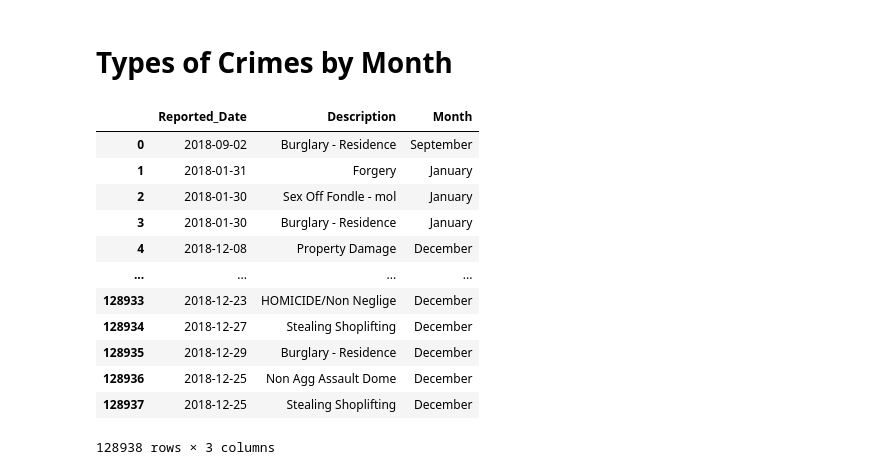
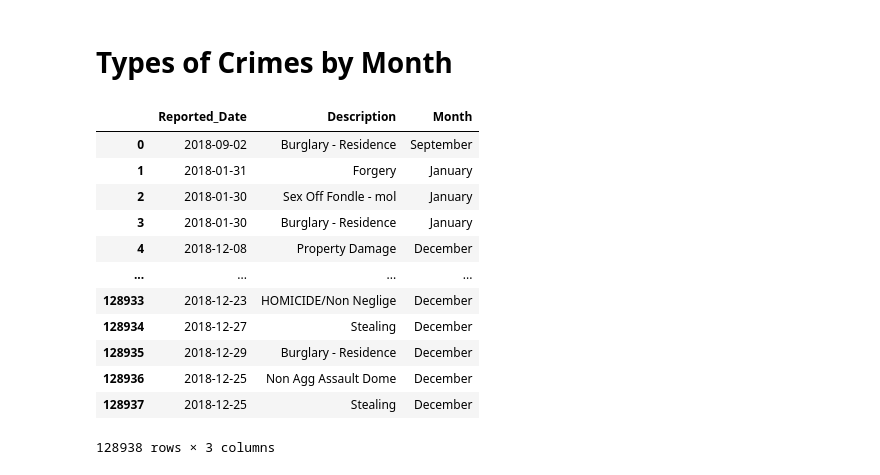
Before and after one commit to kanskris/kansas_crime_2018, a Jupyter notebook: Laylaa- Monthly Analysis.ipynb, the cells around one changed output. Saved outputs shown, nothing was run; the diff lists cells and outputs as text; code cells hidden in the pictures.

```diff
--- a/Laylaa- Monthly Analysis.ipynb
+++ b/Laylaa- Monthly Analysis.ipynb
@@ -61,22 +61,30 @@ plt.show()
 # %% [markdown]
 # Types of Crimes by Month
-# %%
-copy = cleanedData
-copy['Reported_Date'] = pd.to_datetime(copy['Reported_Date'], errors='coerce')
-copy['Month'] =  copy['Reported_Date'].dt.strftime('%B')
-copy
-# %% [output]
-|  | Reported_Date | Description | Month |
-| 0 | 2018-09-02 | Burglary - Residence | September |
-| 1 | 2018-01-31 | Forgery | January |
-| 2 | 2018-01-30 | Sex Off Fondle - mol | January |
-| 3 | 2018-01-30 | Burglary - Residence | January |
-| 4 | 2018-12-08 | Property Damage | December |
-| ... | ... | ... | ... |
-| 128933 | 2018-12-23 | HOMICIDE/Non Neglige | December |
-| 128934 | 2018-12-27 | Stealing Shoplifting | December |
-| 128935 | 2018-12-29 | Burglary - Residence | December |
-| 128936 | 2018-12-25 | Non Agg Assault Dome | December |
-| 128937 | 2018-12-25 | Stealing Shoplifting | December |
-128938 rows × 3 columns
+# %%
+copy = cleanedData
+copy['Reported_Date'] = pd.to_datetime(copy['Reported_Date'], errors='coerce')
+copy['Month'] =  copy['Reported_Date'].dt.strftime('%B')
+copy = copy.replace({'Agg Assault - Domest': 'Aggravated Assault', 'Aggravated Assault (': 'Aggravated Assault', 'Agg Assault': 'Aggravated Assault', 'agg assault': 'Aggravated Assault',
+                     'AGG ASSAULT': 'Aggravated Assault', 'Agg Assault - Drive-': 'Aggravated Assault', 'Arson with Fire Bomb': 'Arson', 'Attempt Suicide by D': 'Suicide',
+                     'Attempt Suicide by G': 'Suicide', 'Attempt Suicide by H': 'Suicide', 'Attempt Suicide by J': 'Suicide', 'Attempt Suicide by O': 'Suicide', 'Attempt Suicide by P': 'Suicide',
+                     'Attempt Suicide by S': 'Suicide', 'Suicide By Hanging': 'Suicide', 'Suicide By Jumping': 'Suicide', 'Suicide By Shooting': 'Suicide', 'Suicide By Sleeping': 'Suicide',
+                     'Suicide by Other Mea': 'Suicide', 'Attempt Suicide by C': 'Suicide','Forged Checks': 'Forgery', 'Fraud/Confidence Gam': 'Forgery', 'Gambling - Possessio': 'Forgery',
+                     'Stealing All Other': 'Stealing', 'Stealing Auto Parts': 'Stealing', 'Stealing Auto Parts/': 'Stealing', 'Stealing Bicycles': 'Stealing', 'Stealing Coin Operat': 'Stealing',
+                     'Stealing From Auto': 'Stealing', 'Stealing Pickpocket': 'Stealing', 'Stealing Purse Snatc': 'Stealing', 'Stealing Shoplifting': 'Stealing', 'Stealing from Buildi': 'Stealing',
+                     'Stolen Property OFFE': 'Stealing', 'stealing': 'Stealing', 'stealing from buildi': 'Stealing'})
+copy
+# %% [output]
+|  | Reported_Date | Description | Month |
+| 0 | 2018-09-02 | Burglary - Residence | September |
+| 1 | 2018-01-31 | Forgery | January |
+| 2 | 2018-01-30 | Sex Off Fondle - mol | January |
+| 3 | 2018-01-30 | Burglary - Residence | January |
+| 4 | 2018-12-08 | Property Damage | December |
+| ... | ... | ... | ... |
+| 128933 | 2018-12-23 | HOMICIDE/Non Neglige | December |
+| 128934 | 2018-12-27 | Stealing | December |
+| 128935 | 2018-12-29 | Burglary - Residence | December |
+| 128936 | 2018-12-25 | Non Agg Assault Dome | December |
+| 128937 | 2018-12-25 | Stealing | December |
+128938 rows × 3 columns
 # %%
```
Also changed, not shown: parts of 8 cells of this notebook.
